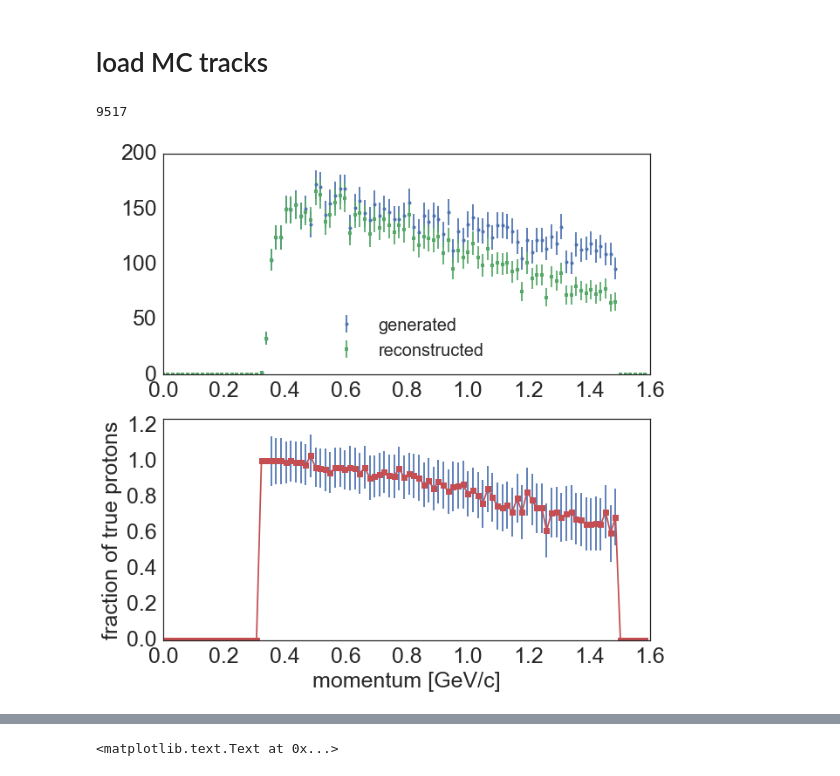
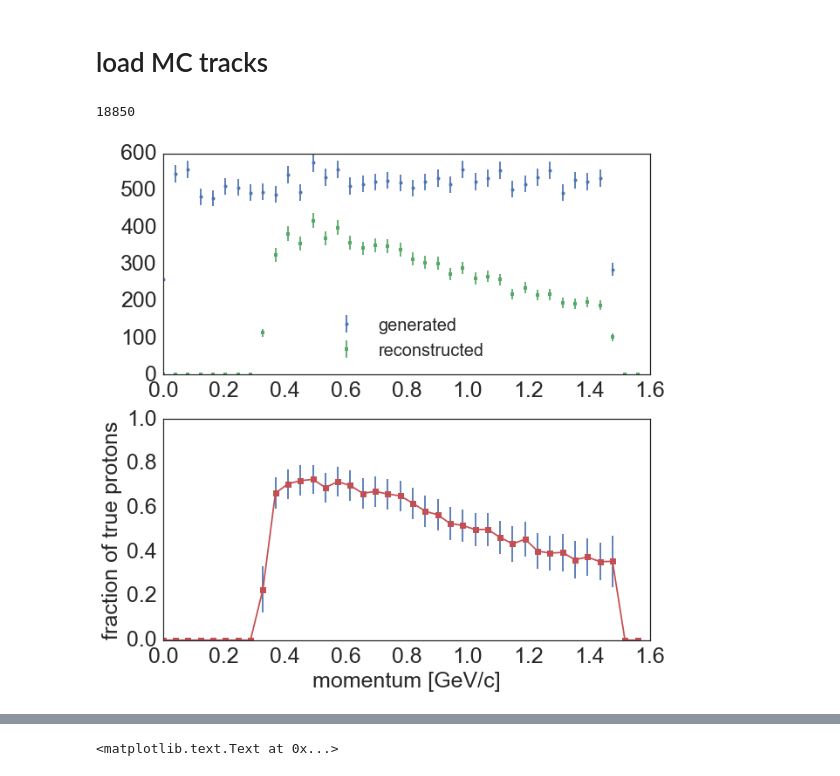
Before and after one commit to erezcoh4/AnalysisTreesInformation, a Jupyter notebook: AnaTreesPackage/notebooks/MC_SingleParticle_anatrees_plots.ipynb, the cells around one changed output, grey strips where cells are left out. Saved outputs shown, nothing was run; the diff lists cells and outputs as text; code cells hidden in the pictures.

```diff
--- a/AnaTreesPackage/notebooks/MC_SingleParticle_anatrees_plots.ipynb
+++ b/AnaTreesPackage/notebooks/MC_SingleParticle_anatrees_plots.ipynb
@@ -6,14 +6,16 @@ from notebooks_tools import *
 # %% [markdown]
 # load MC tracks
 # %%
-MC_gen_protons = pd.read_csv('/Users/erezcohen/Desktop/uBoone/AnalysisTreesAna/FeaturesFiles/g4_features_p_0.02-1.5GeV_isotropic_AnalysisTrees_anatreefiles_0_to_397.csv')
+MC_gen_protons = pd.read_csv('/Users/erezcohen/Desktop/uBoone/AnalysisTreesAna/FeaturesFiles/g4_features_p_0.02-1.5GeV_isotropic_AnalysisTrees.csv')
 MC_gen_protons = MC_gen_protons[(MC_gen_protons.pdg==2212) & (MC_gen_protons.primary==1)]
+MC_gen_protons['KE'] = MC_gen_protons.Eng - 0.9383
 MC_rec_protons = pd.read_csv('/Users/erezcohen/Desktop/uBoone/AnalysisTreesAna/FeaturesFiles/full_features_p_0.02-1.5GeV_isotropic_AnalysisTrees.csv')
 MC_rec_protons = MC_rec_protons[(MC_rec_protons.MCpdgCode==2212)  & (MC_rec_protons.process_primary==1)]
+MC_rec_protons['truth_KE'] = MC_rec_protons.truth_Eng - 0.9383
 # %%
 len(MC_gen_protons)
 # %% [output]
-9517
+18850
 # %%
 def acceptace_1d( var='P', x_label='momentum [GeV/c]',
                  bins=np.linspace(0,2,30) ,
@@ -41,9 +43,9 @@ def acceptace_1d( var='P', x_label='momentum [GeV/c]',
     ax.set_ylim(0,np.max([1.,1.2*np.max(acceptance+acceptance_err)]))
     set_axes(ax,x_label,'fraction of true protons')
 # %%
-acceptace_1d( var='P', x_label='momentum [GeV/c]', bins=np.linspace(0.,1.6,100) , legend_loc='lower center')
+acceptace_1d( var='P', x_label='momentum [GeV/c]', bins=np.linspace(0.,1.6,40) , legend_loc='lower center')
 # %% [output]
-[figure, old version]
+[figure, new version]
 # %%
 acceptace_1d( var='Eng', x_label='energy [GeV]', bins=np.linspace(0,2,30) )
 # %% [output]
```
Also changed, not shown: parts of 3 cells of this notebook.
